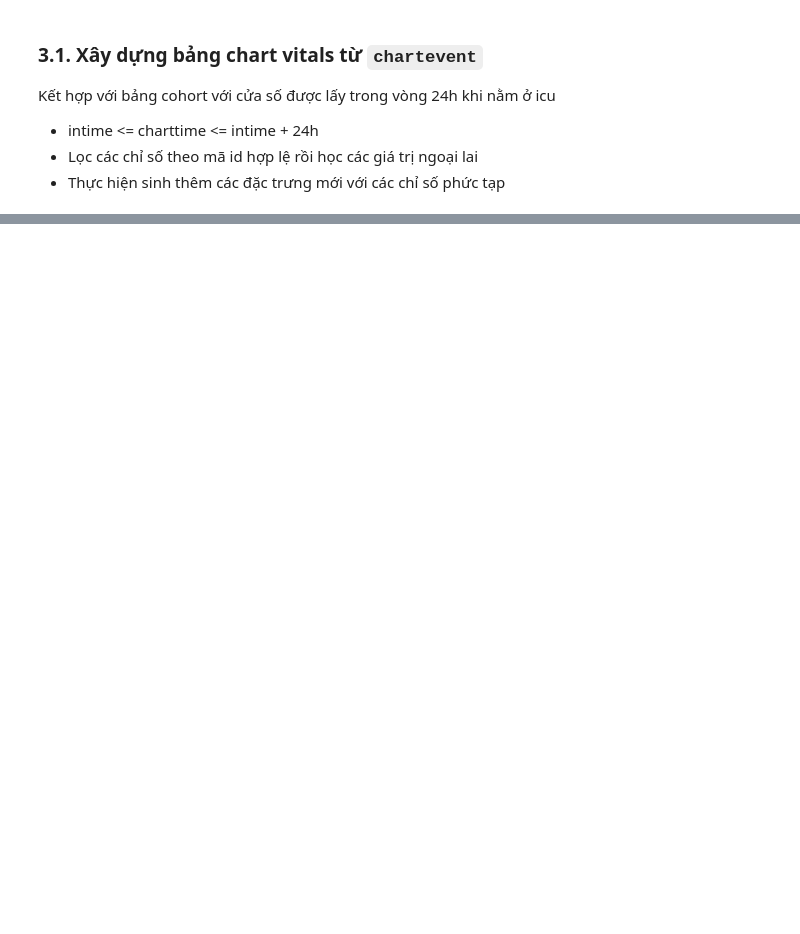
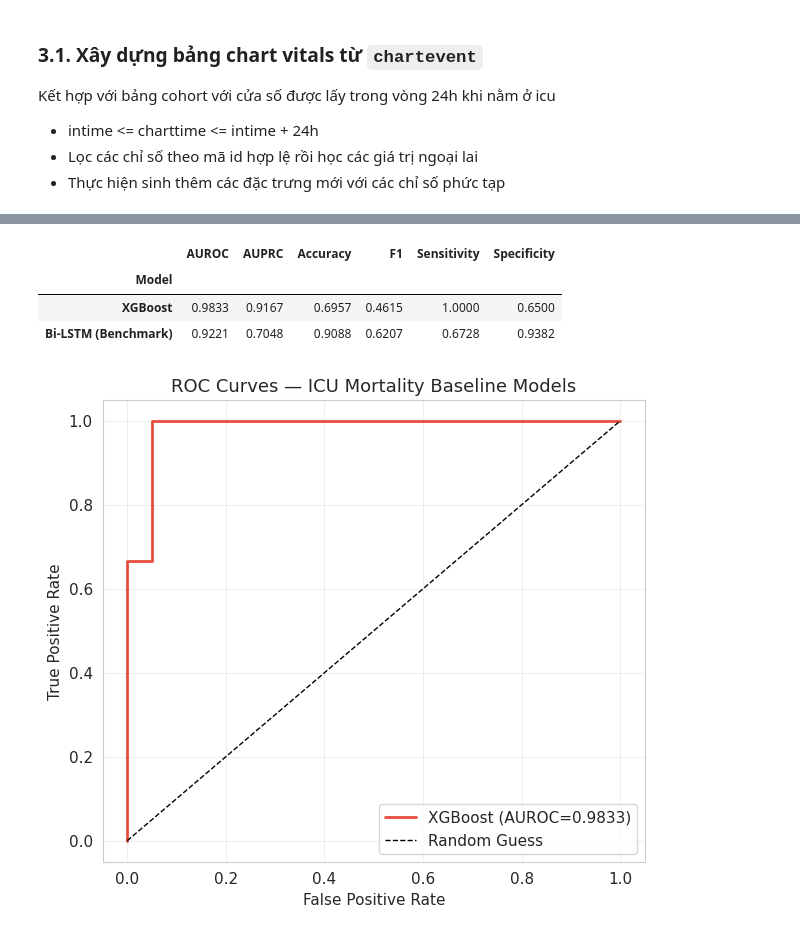
Before and after one commit to TienNguyen0712/hybrid-llm-tabular-pipeline-for-icu-mortality-prediction, a Jupyter notebook: notebooks/predict_mortality_using_mimic_iv_baseline_2.ipynb, the cells around one changed output, grey strips where cells are left out. Cells and saved outputs as stored; diff of their text form; code cells hidden in the pictures; blank space fills up the shorter version.

```diff
--- a/notebooks/predict_mortality_using_mimic_iv_baseline_2.ipynb
+++ b/notebooks/predict_mortality_using_mimic_iv_baseline_2.ipynb
@@ -251,0 +846,20 @@ def process_chartevents(df: pd.DataFrame, cohort: pd.DataFrame) -> pd.DataFrame:
+# %%
+def extract_features(X, M=None):
+    """Chuyển tensor 3D (N, 48, F) thành vector 2D bảng cho ML Baseline"""
+    if M is not None:
+        X_masked = np.where(M == 1, X, np.nan)
+        with warnings.catch_warnings():
+            warnings.simplefilter("ignore", category=RuntimeWarning)
+            mean_v  = np.nan_to_num(np.nanmean(X_masked, axis=1), nan=0.0)
+            std_v   = np.nan_to_num(np.nanstd(X_masked, axis=1), nan=0.0)
+            min_v   = np.nan_to_num(np.nanmin(X_masked, axis=1), nan=0.0)
+            max_v   = np.nan_to_num(np.nanmax(X_masked, axis=1), nan=0.0)
+
+        first_v = X[:, 0, :]
+        last_v  = X[:, -1, :]
+        missing_rate = 1.0 - M.mean(axis=1)
+        parts = [mean_v, std_v, min_v, max_v, first_v, last_v, missing_rate]
+    else:
+        parts = [X.mean(axis=1), X.std(axis=1), X.min(axis=1), X.max(axis=1), X[:, 0, :], X[:, -1, :]]
+
+    return np.concatenate(parts, axis=1)
@@ -251,0 +928,40 @@ def process_chartevents(df: pd.DataFrame, cohort: pd.DataFrame) -> pd.DataFrame:
+# %%
+# Thêm kết quả Benchmark Bi-LSTM để so sánh
+all_results["Bi-LSTM (Benchmark)"] = {
+    "AUROC": 0.9221, "AUPRC": 0.7048, "Accuracy": 0.9088,
+    "F1": 0.6207, "Sensitivity": 0.6728, "Specificity": 0.9382,
+    "PPV": 0.5761, "NPV": 0.9583, "Threshold": 0.5
+}
+
+metrics_keys = ["AUROC", "AUPRC", "Accuracy", "F1", "Sensitivity", "Specificity"]
+
+# 1. Tạo Bảng DataFrame So Sánh
+rows = [{"Model": k, **{m: round(v[m], 4) for m in metrics_keys}} for k, v in all_results.items()]
+df_compare = pd.DataFrame(rows).set_index("Model")
+display(df_compare)
+
+# Lưu CSV
+df_compare.to_csv(os.path.join(OUT_DIR, "baseline_comparison.csv"))
+
+# 2. Vẽ Đường Cong ROC
+plt.figure(figsize=(7, 6))
+colors = ["#e74c3c", "#3498db"]
+for i, (name, y_true, y_prob) in enumerate(roc_data):
+    fpr, tpr, _ = roc_curve(y_true, y_prob)
+    auc = roc_auc_score(y_true, y_prob)
+    plt.plot(fpr, tpr, color=colors[i % len(colors)], lw=2, label=f"{name} (AUROC={auc:.4f})")
+
+plt.plot([0, 1], [0, 1], "k--", lw=1, label="Random Guess")
+plt.xlabel("False Positive Rate")
+plt.ylabel("True Positive Rate")
+plt.title("ROC Curves — ICU Mortality Baseline Models")
+plt.legend()
+plt.grid(alpha=0.3)
+plt.savefig(os.path.join(OUT_DIR, "roc_curves.png"), dpi=150)
+plt.show()
+# %% [output]
+|  | AUROC | AUPRC | Accuracy | F1 | Sensitivity | Specificity |
+| Model |  |  |  |  |  |  |
+| XGBoost | 0.9833 | 0.9167 | 0.6957 | 0.4615 | 1.0000 | 0.6500 |
+| Bi-LSTM (Benchmark) | 0.9221 | 0.7048 | 0.9088 | 0.6207 | 0.6728 | 0.9382 |
+[figure, added]
```
Also changed, not shown: parts of 35 cells of this notebook.
